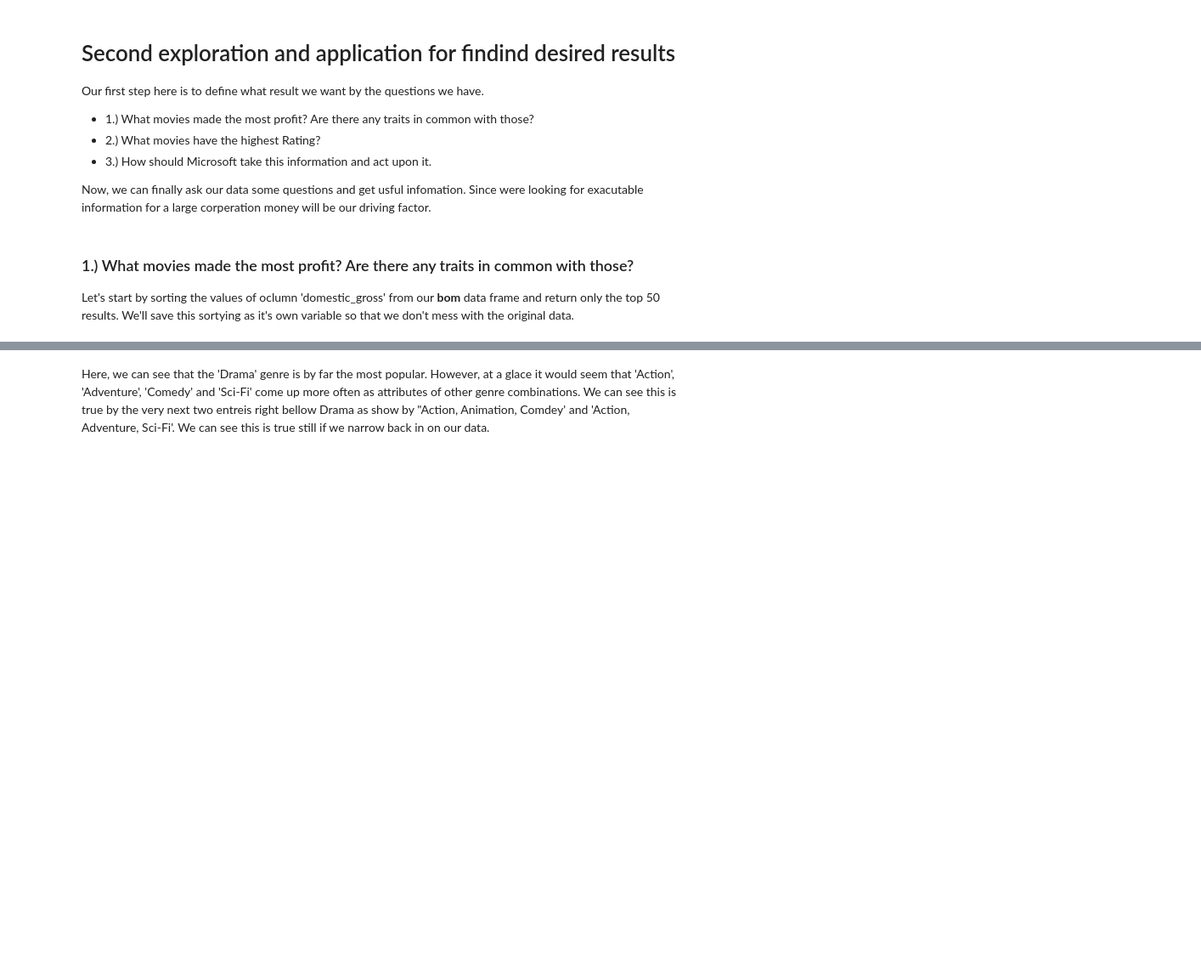
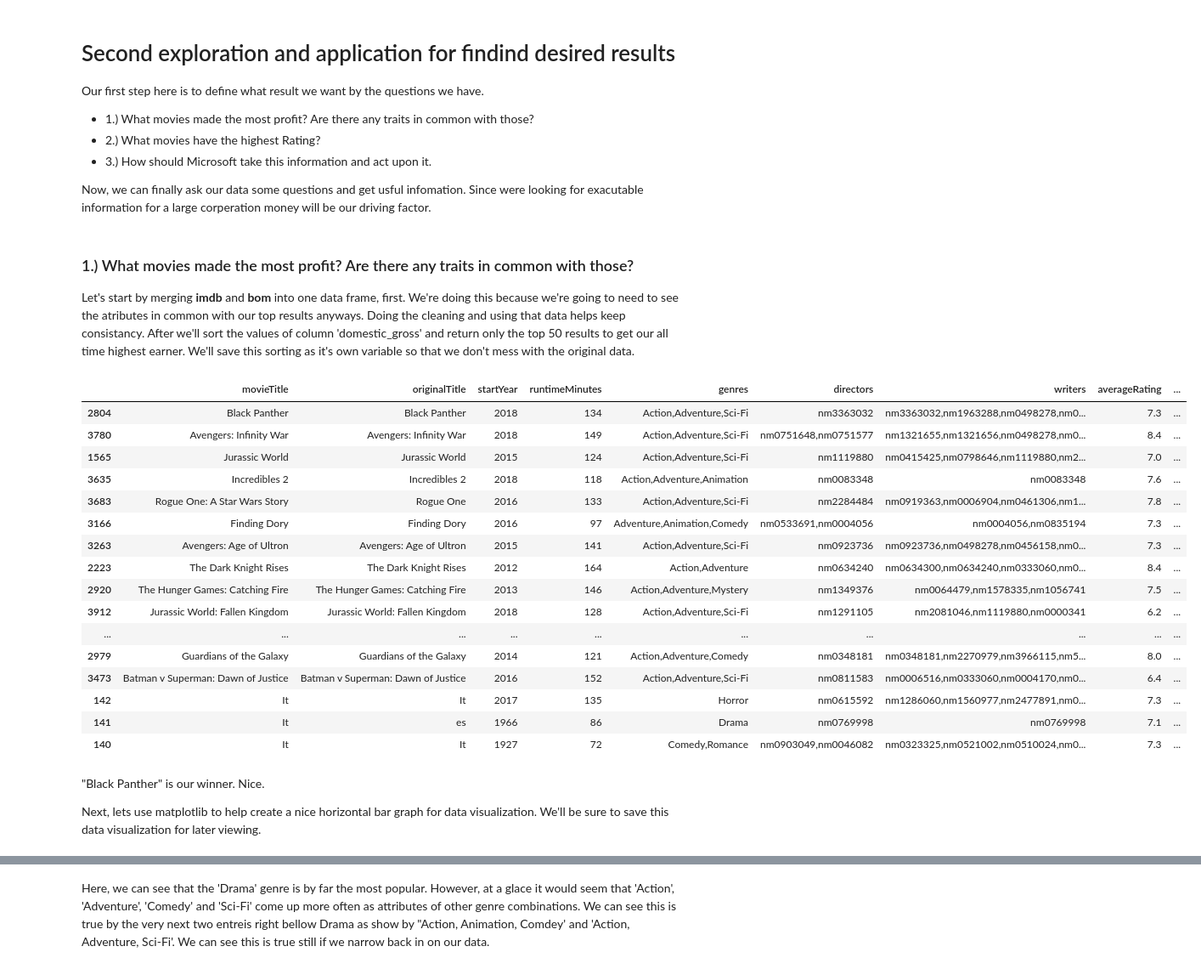
Before and after one commit to jpakele/dsc-phase-1-project-online, a Jupyter notebook: movie-data-analysis.ipynb, the cells around one changed output, grey strips where cells are left out. Shown at 85% size. Drawn from its saved outputs; the diff is of its cells as text; code cells hidden in the pictures; blank space fills up the shorter version.

```diff
--- a/movie-data-analysis.ipynb
+++ b/movie-data-analysis.ipynb
@@ -487,4 +487,30 @@ Now, we can finally ask our data some questions and get usful infomation. Since
 # %% [markdown]
 ### 1.) What movies made the most profit? Are there any traits in common with those?
 
-Let's start by sorting the values of oclumn 'domestic_gross' from our **bom** data frame and return only the top 50 results. We'll save this sortying as it's own variable so that we don't mess with the original data.
+Let's start by merging **imdb** and **bom** into one data frame, first. We're doing this because we're going to need to see the atributes in common with our top results anyways. Doing the cleaning and using that data helps keep consistancy. After we'll sort the values of column 'domestic_gross' and return only the top 50 results to get our all time highest earner. We'll save this sorting as it's own variable so that we don't mess with the original data.
+# %%
+imdbBom = pd.merge(imdb, bom, on=['movieTitle'])
+imdbBomDom = imdbBom.sort_values('domestic_gross', ascending=False).head(50)
+imdbBomDom.head(50)
+# %% [output]
+|  | movieTitle | originalTitle | startYear | runtimeMinutes | genres | directors | writers | averageRating | ... |
+| 2804 | Black Panther | Black Panther | 2018 | 134 | Action,Adventure,Sci-Fi | nm3363032 | nm3363032,nm1963288,nm0498278,nm0... | 7.3 | ... |
+| 3780 | Avengers: Infinity War | Avengers: Infinity War | 2018 | 149 | Action,Adventure,Sci-Fi | nm0751648,nm0751577 | nm1321655,nm1321656,nm0498278,nm0... | 8.4 | ... |
+| 1565 | Jurassic World | Jurassic World | 2015 | 124 | Action,Adventure,Sci-Fi | nm1119880 | nm0415425,nm0798646,nm1119880,nm2... | 7.0 | ... |
+| 3635 | Incredibles 2 | Incredibles 2 | 2018 | 118 | Action,Adventure,Animation | nm0083348 | nm0083348 | 7.6 | ... |
+| 3683 | Rogue One: A Star Wars Story | Rogue One | 2016 | 133 | Action,Adventure,Sci-Fi | nm2284484 | nm0919363,nm0006904,nm0461306,nm1... | 7.8 | ... |
+| 3166 | Finding Dory | Finding Dory | 2016 | 97 | Adventure,Animation,Comedy | nm0533691,nm0004056 | nm0004056,nm0835194 | 7.3 | ... |
+| 3263 | Avengers: Age of Ultron | Avengers: Age of Ultron | 2015 | 141 | Action,Adventure,Sci-Fi | nm0923736 | nm0923736,nm0498278,nm0456158,nm0... | 7.3 | ... |
+| 2223 | The Dark Knight Rises | The Dark Knight Rises | 2012 | 164 | Action,Adventure | nm0634240 | nm0634300,nm0634240,nm0333060,nm0... | 8.4 | ... |
+| 2920 | The Hunger Games: Catching Fire | The Hunger Games: Catching Fire | 2013 | 146 | Action,Adventure,Mystery | nm1349376 | nm0064479,nm1578335,nm1056741 | 7.5 | ... |
+| 3912 | Jurassic World: Fallen Kingdom | Jurassic World: Fallen Kingdom | 2018 | 128 | Action,Adventure,Sci-Fi | nm1291105 | nm2081046,nm1119880,nm0000341 | 6.2 | ... |
+| ... | ... | ... | ... | ... | ... | ... | ... | ... | ... |
+| 2979 | Guardians of the Galaxy | Guardians of the Galaxy | 2014 | 121 | Action,Adventure,Comedy | nm0348181 | nm0348181,nm2270979,nm3966115,nm5... | 8.0 | ... |
+| 3473 | Batman v Superman: Dawn of Justice | Batman v Superman: Dawn of Justice | 2016 | 152 | Action,Adventure,Sci-Fi | nm0811583 | nm0006516,nm0333060,nm0004170,nm0... | 6.4 | ... |
+| 142 | It | It | 2017 | 135 | Horror | nm0615592 | nm1286060,nm1560977,nm2477891,nm0... | 7.3 | ... |
+| 141 | It | es | 1966 | 86 | Drama | nm0769998 | nm0769998 | 7.1 | ... |
+| 140 | It | It | 1927 | 72 | Comedy,Romance | nm0903049,nm0046082 | nm0323325,nm0521002,nm0510024,nm0... | 7.3 | ... |
+# %% [markdown]
+"Black Panther" is our winner. Nice.
+
+Next, lets use matplotlib to help create a nice horizontal bar graph for data visualization. We'll be sure to save this data visualization for later viewing.
```
Also changed, not shown: parts of 16 cells of this notebook, 4 other files.
